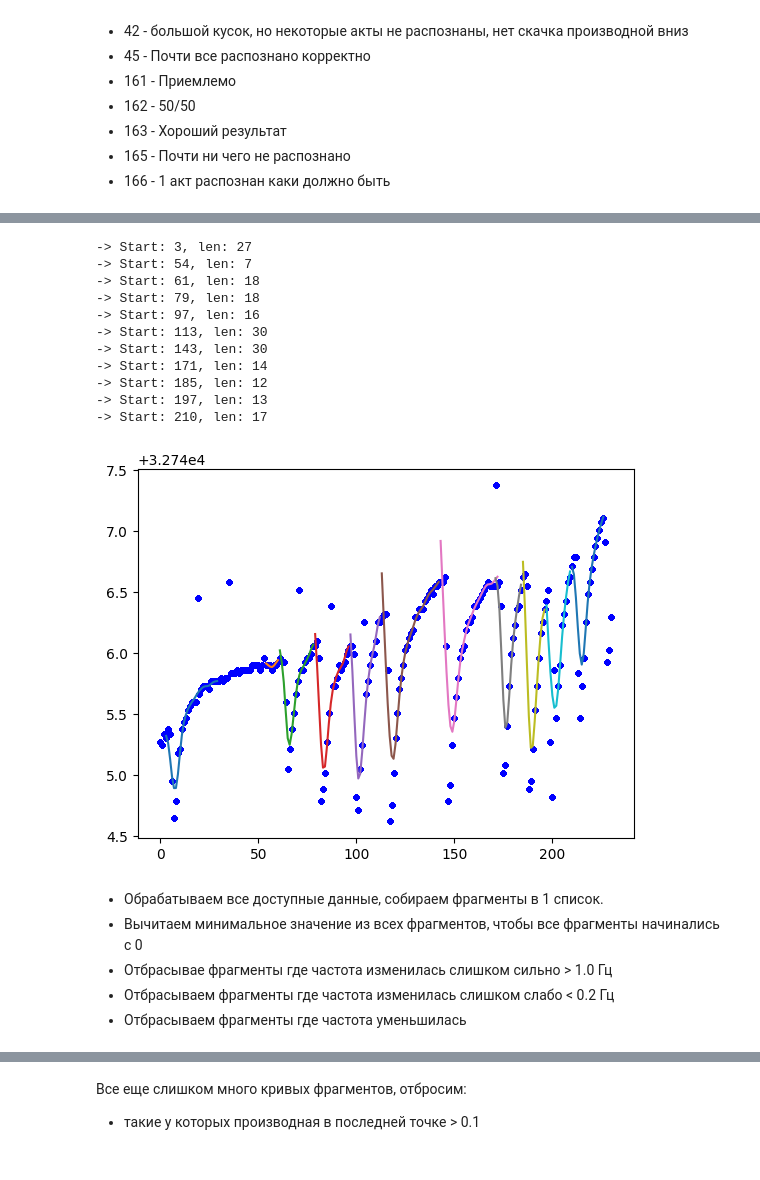
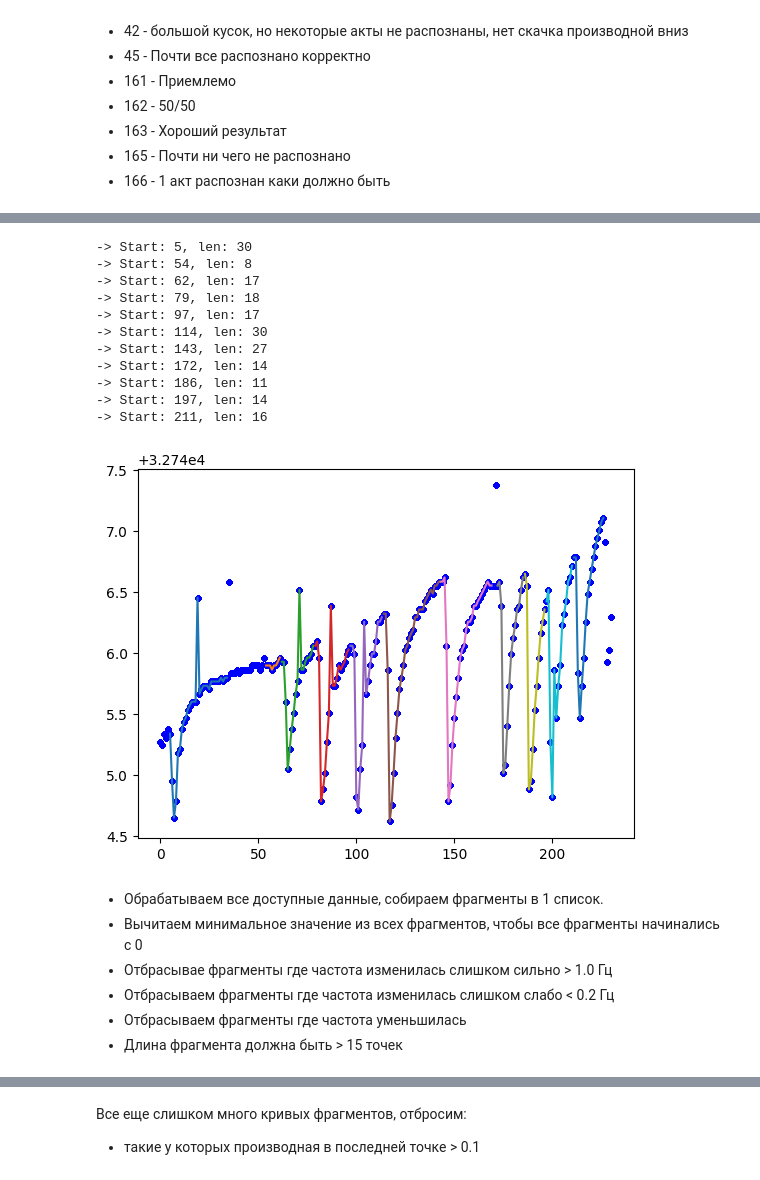
Before and after one commit to ololoshka2871/laser-precision-adjust, a Jupyter notebook: find_shot/analise_all_data.ipynb, the cells around one changed output, grey strips where cells are left out. Drawn from its saved outputs; the diff is of its cells as text; code cells hidden in the pictures.

```diff
--- a/find_shot/analise_all_data.ipynb
+++ b/find_shot/analise_all_data.ipynb
@@ -134,29 +133,32 @@ describe_fragment(sl, 0.5)
 # %%
 for s in serie:
     plt.plot(sl, 'b.')
 generator = iter(sl)
-for (start, points) in fragment_iterator(generator, 0.5, 30):
+for fragment_descr in fragment_iterator(generator, 0.85, 30):
+    start = fragment_descr['start']
+    points = fragment_descr['y_origin']
     print(f'-> Start: {start}, len: {len(points)}')
     plt.plot(range(start, start + len(points)), points)
 # %% [output]
--> Start: 3, len: 27
--> Start: 54, len: 7
--> Start: 61, len: 18
+-> Start: 5, len: 30
+-> Start: 54, len: 8
+-> Start: 62, len: 17
 -> Start: 79, len: 18
--> Start: 97, len: 16
--> Start: 113, len: 30
--> Start: 143, len: 30
--> Start: 171, len: 14
--> Start: 185, len: 12
--> Start: 197, len: 13
--> Start: 210, len: 17
+-> Start: 97, len: 17
+-> Start: 114, len: 30
+-> Start: 143, len: 27
+-> Start: 172, len: 14
+-> Start: 186, len: 11
+-> Start: 197, len: 14
+-> Start: 211, len: 16
-[figure, old version]
+[figure, new version]
 # %% [markdown]
 - Обрабатываем все доступные данные, собираем фрагменты в 1 список.
 - Вычитаем минимальное значение из всех фрагментов, чтобы все фрагменты начинались с 0
 - Отбрасывае фрагменты где частота изменилась слишком сильно > 1.0 Гц
 - Отбрасываем фрагменты где частота изменилась слишком слабо < 0.2 Гц
 - Отбрасываем фрагменты где частота уменьшилась
+- Длина фрагмента должна быть > 15 точек
 # %%
 global_fragments = []
 
```
Also changed, not shown: parts of 11 cells of this notebook, 3 other files.
